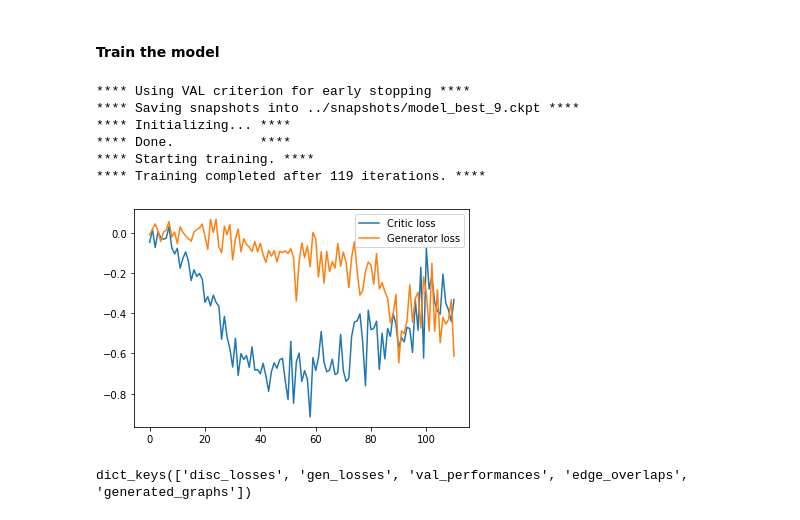
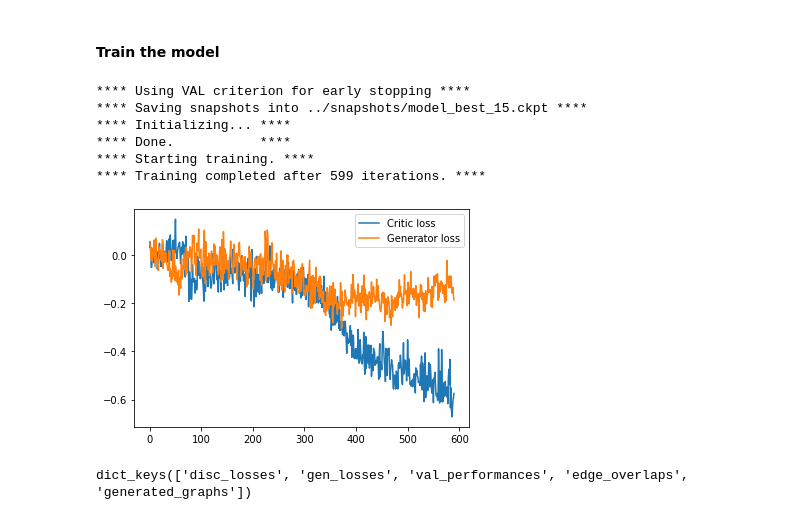
Before and after one commit to gooddoog/netgan, a Jupyter notebook: try.ipynb, the cells around one changed output. Cells and saved outputs as stored; diff of their text form; code cells hidden in the pictures.

```diff
--- a/try.ipynb
+++ b/try.ipynb
@@ -119,15 +141,15 @@ eval_every = 2000
 plot_every = 2000
 # %%
 log_dict = netgan.train(A_orig=_A_obs, val_ones=val_ones, val_zeros=val_zeros, stopping=stopping,
-                        eval_every=eval_every, plot_every=plot_every, max_patience=20, max_iters=120)
+                        eval_every=eval_every, plot_every=plot_every, max_patience=20, max_iters=600)
 # %% [output]
 **** Using VAL criterion for early stopping ****
-**** Saving snapshots into ../snapshots/model_best_9.ckpt ****
+**** Saving snapshots into ../snapshots/model_best_15.ckpt ****
 **** Initializing... ****
 **** Done.           ****
 **** Starting training. ****
-**** Training completed after 119 iterations. ****
+**** Training completed after 599 iterations. ****
-[figure, old version]
+[figure, new version]
 # %%
 log_dict.keys()
 # %% [output]
```
Also changed, not shown: parts of 11 cells of this notebook.
